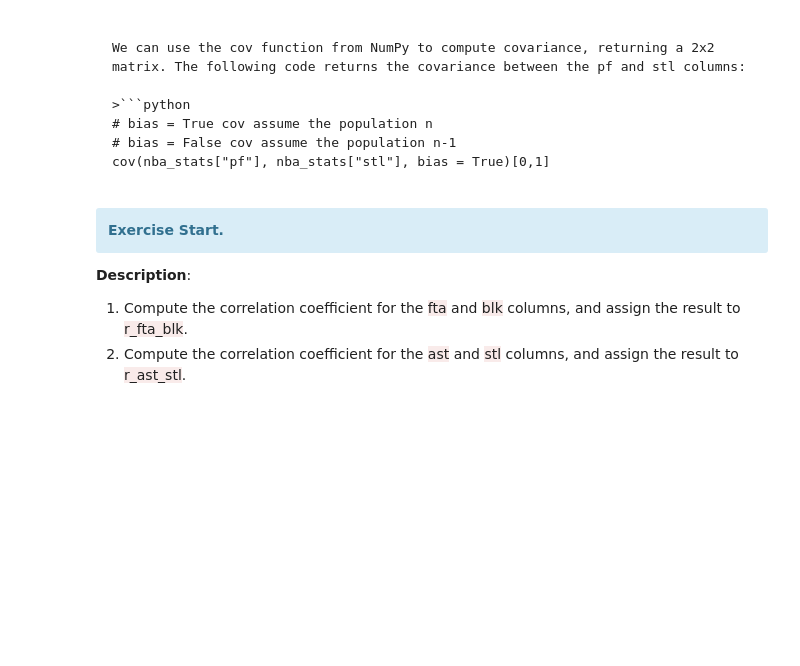
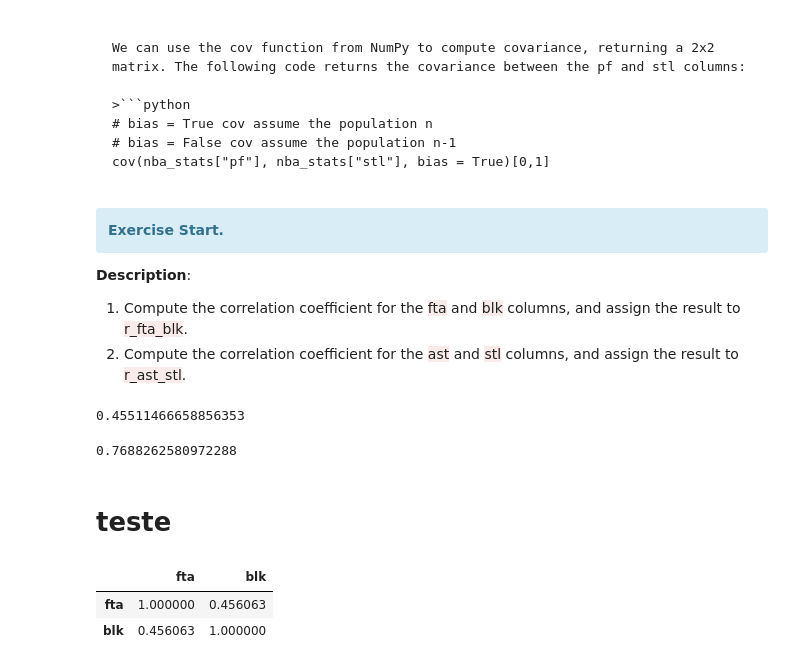
Before and after one commit to thyall/Prob_2018.1, a Jupyter notebook: Aula 20 - Correlação/Covariation & Correlation.ipynb, the cells around one changed output. Saved outputs shown, nothing was run; the diff lists cells and outputs as text; code cells hidden in the pictures; blank space fills up the shorter version.

```diff
--- a/Aula 20 - Correlação/Covariation & Correlation.ipynb
+++ b/Aula 20 - Correlação/Covariation & Correlation.ipynb
@@ -256,0 +265,24 @@ cov(nba_stats["pf"], nba_stats["stl"], bias = True)[0,1]
+# %%
+#1
+r_fta_blk = np.cov(nba["fta"], nba["blk"], bias = True)[0,1]/(nba['fta'].std()*nba['blk'].std())
+
+r_fta_blk
+# %% [output]
+0.45511466658856353
+# %%
+#2
+r_ast_stl = np.cov(nba["ast"], nba["stl"], bias = True)[0,1]/(nba['ast'].std()*nba['stl'].std())
+
+r_ast_stl
+# %% [output]
+0.7688262580972288
+# %% [markdown]
+# teste
+# %%
+colunms = ["fta", "blk"]
+
+nba[colunms].corr()
+# %% [output]
+|  | fta | blk |
+| fta | 1.000000 | 0.456063 |
+| blk | 0.456063 | 1.000000 |
```
Also changed, not shown: parts of 9 cells of this notebook.
